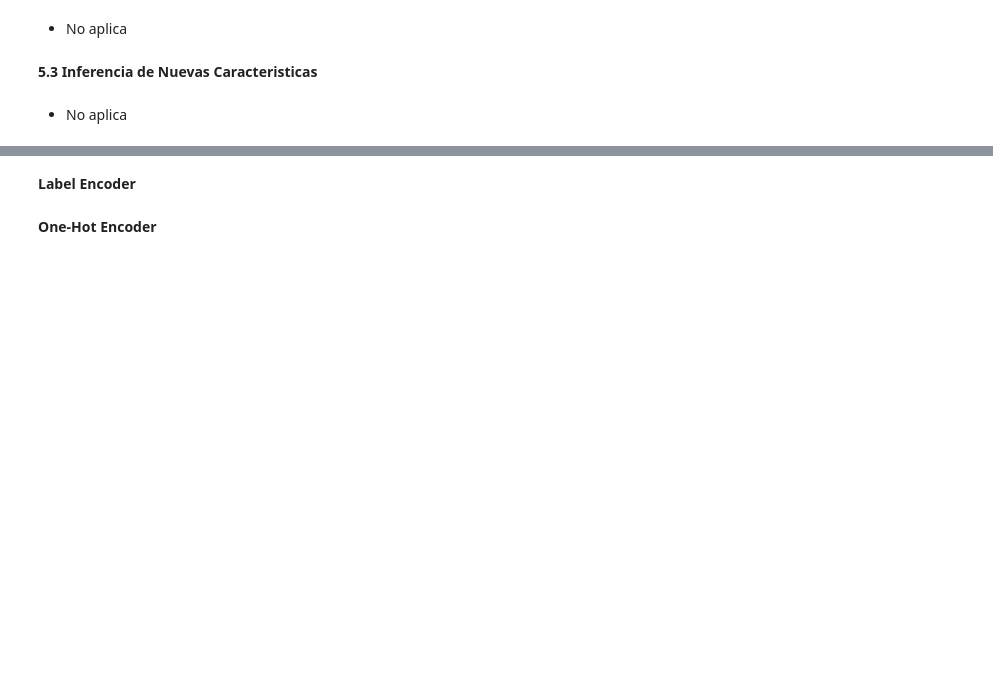
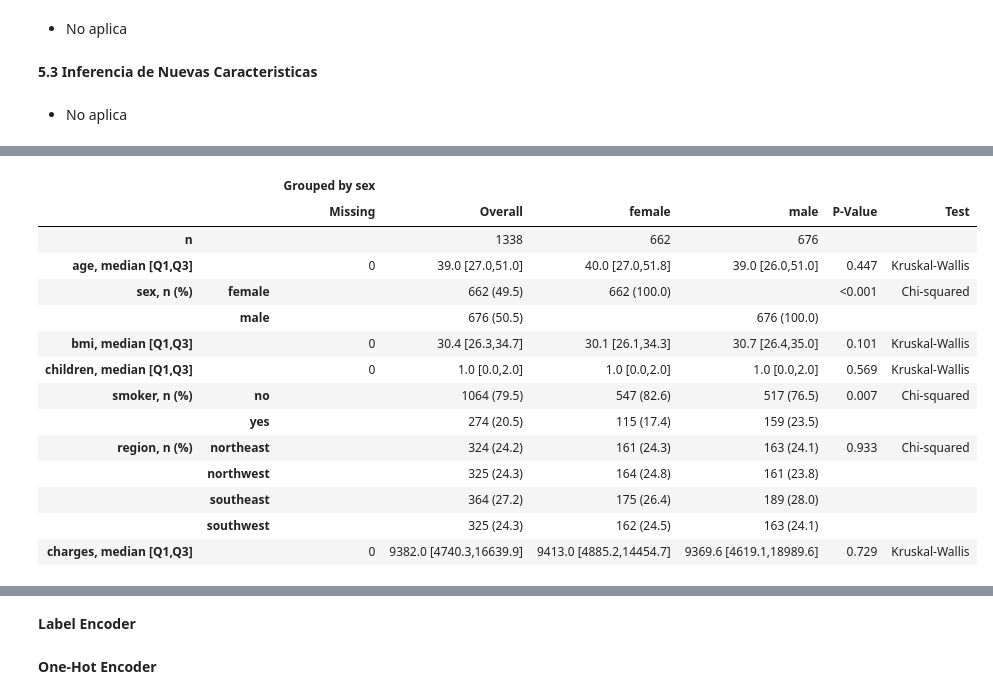
Before and after one commit to jilemp/machine-learning-python-template, a Jupyter notebook: src/linear_regression_project_tutorial.ipynb, the cells around one changed output, grey strips where cells are left out. Drawn from its saved outputs; the diff is of its cells as text; code cells hidden in the pictures; blank space fills up the shorter version.

```diff
--- a/src/linear_regression_project_tutorial.ipynb
+++ b/src/linear_regression_project_tutorial.ipynb
@@ -307,0 +395,25 @@ plt.show()
+# %%
+my_table = TableOne(df,
+                    categorical= categorical_vars,
+                    nonnormal = non_normal_vars,
+                    groupby = 'sex',
+                    pval = True,
+                    htest_name=True
+                    )
+my_table
+# %% [output]
+|  |  | Grouped by sex |  |  |  |  |  |
+|  |  | Missing | Overall | female | male | P-Value | Test |
+| n |  |  | 1338 | 662 | 676 |  |  |
+| age, median [Q1,Q3] |  | 0 | 39.0 [27.0,51.0] | 40.0 [27.0,51.8] | 39.0 [26.0,51.0] | 0.447 | Kruskal-Wallis |
+| sex, n (%) | female |  | 662 (49.5) | 662 (100.0) |  | <0.001 | Chi-squared |
+|  | male |  | 676 (50.5) |  | 676 (100.0) |  |  |
+| bmi, median [Q1,Q3] |  | 0 | 30.4 [26.3,34.7] | 30.1 [26.1,34.3] | 30.7 [26.4,35.0] | 0.101 | Kruskal-Wallis |
+| children, median [Q1,Q3] |  | 0 | 1.0 [0.0,2.0] | 1.0 [0.0,2.0] | 1.0 [0.0,2.0] | 0.569 | Kruskal-Wallis |
+| smoker, n (%) | no |  | 1064 (79.5) | 547 (82.6) | 517 (76.5) | 0.007 | Chi-squared |
+|  | yes |  | 274 (20.5) | 115 (17.4) | 159 (23.5) |  |  |
+| region, n (%) | northeast |  | 324 (24.2) | 161 (24.3) | 163 (24.1) | 0.933 | Chi-squared |
+|  | northwest |  | 325 (24.3) | 164 (24.8) | 161 (23.8) |  |  |
+|  | southeast |  | 364 (27.2) | 175 (26.4) | 189 (28.0) |  |  |
+|  | southwest |  | 325 (24.3) | 162 (24.5) | 163 (24.1) |  |  |
+| charges, median [Q1,Q3] |  | 0 | 9382.0 [4740.3,16639.9] | 9413.0 [4885.2,14454.7] | 9369.6 [4619.1,18989.6] | 0.729 | Kruskal-Wallis |
```
Also changed, not shown: parts of 16 cells of this notebook, 1 other file.
